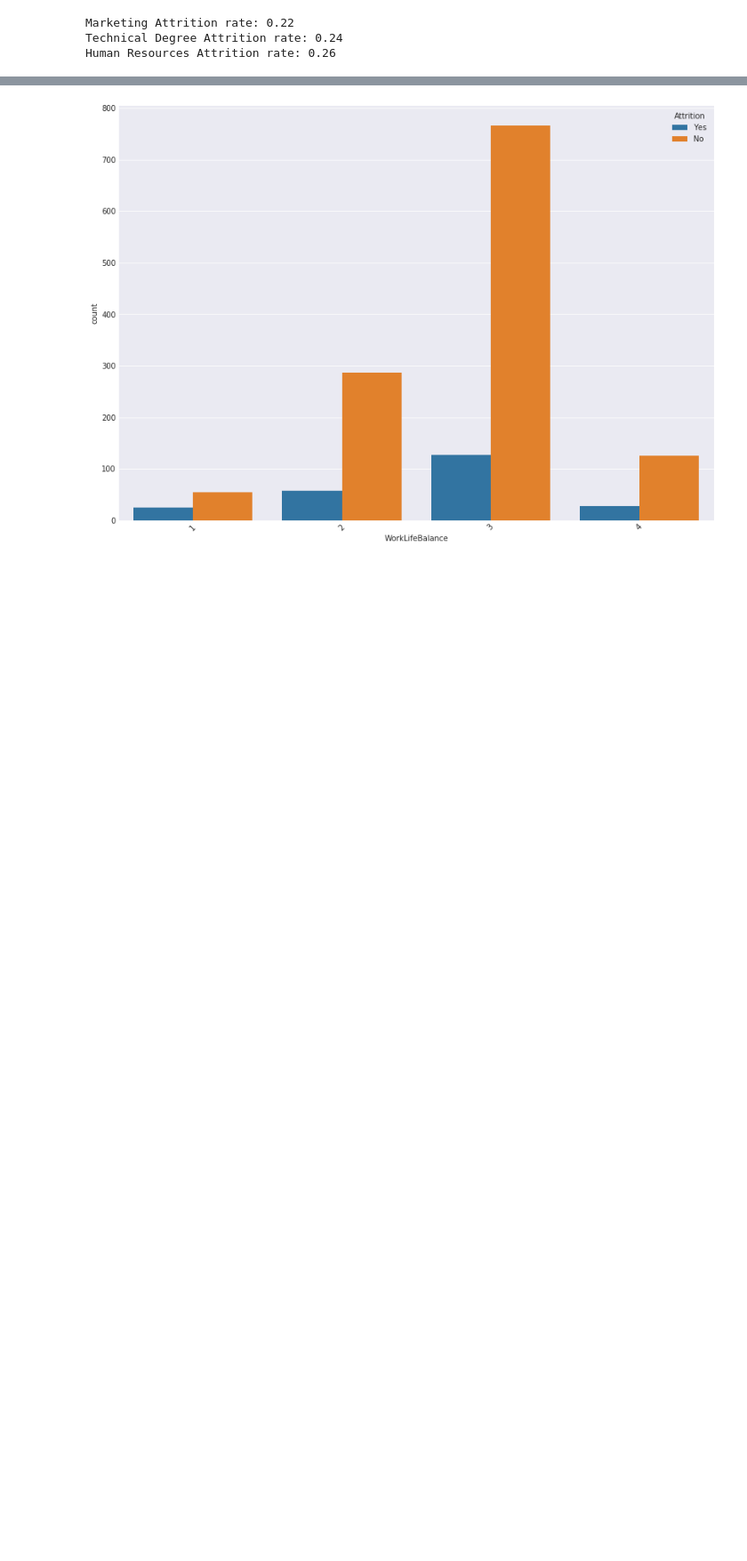
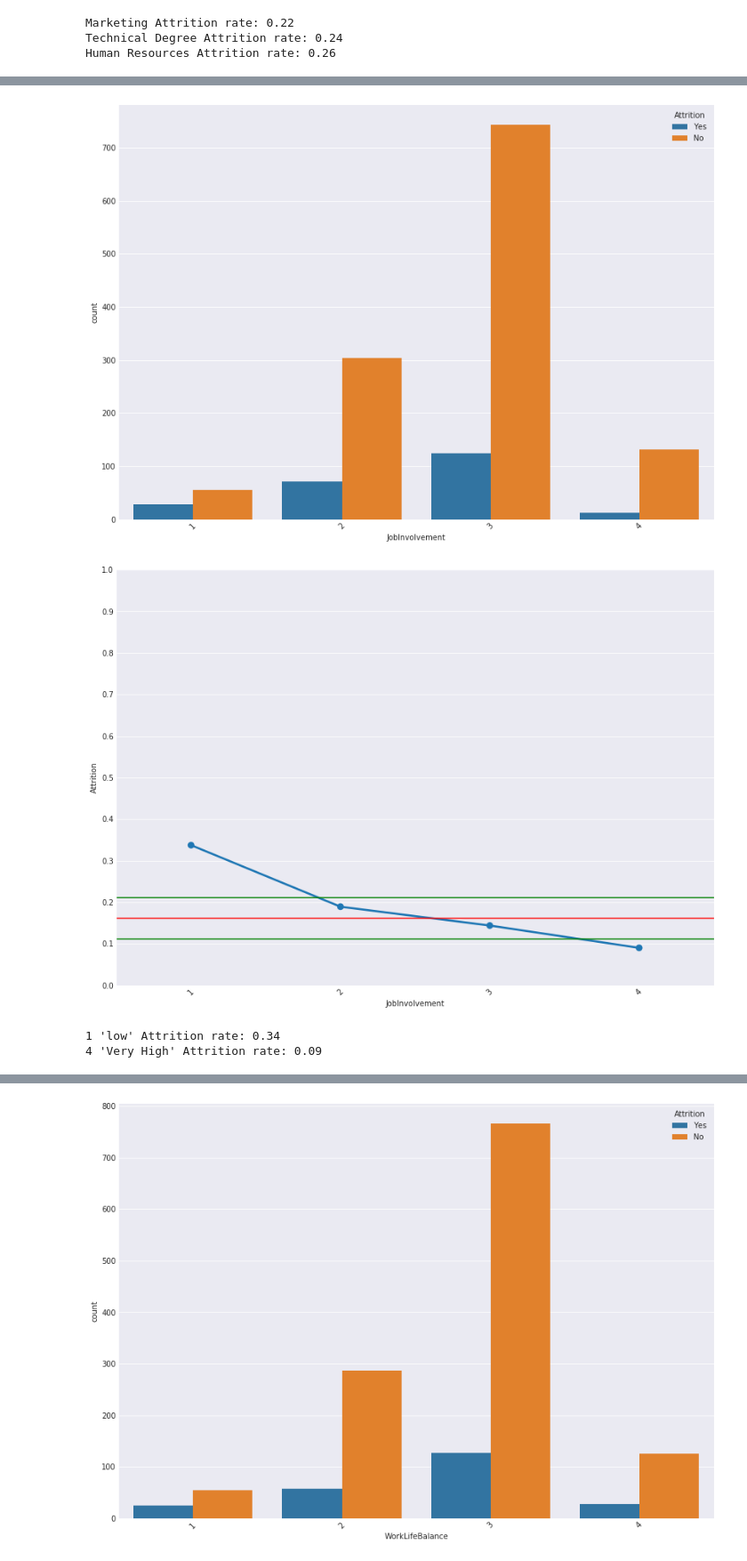
Before and after one commit to mcminnra/notebooks, a Jupyter notebook: data_analysis/ibm_hr_attrition.ipynb, the cells around one changed output, grey strips where cells are left out. Shown at 89% size. Drawn from its saved outputs; the diff is of its cells as text; code cells hidden in the pictures; blank space fills up the shorter version.

```diff
--- a/data_analysis/ibm_hr_attrition.ipynb
+++ b/data_analysis/ibm_hr_attrition.ipynb
@@ -272,0 +346,28 @@ Human Resources Attrition rate: 0.26
+# %%
+# Job Involvement vs. Attrition
+
+ji_attr_rate = data[data.Attrition == 'Yes'].groupby(['JobInvolvement'])['Attrition'].count() / data.groupby(['JobInvolvement'])['Attrition'].count()
+edu_attr_rate = edu_attr_rate.fillna(0)
+
+plt.figure(figsize=(14,10))
+g = sns.countplot(x='JobInvolvement', hue='Attrition', data=data)
+g.set_xticklabels(g.get_xticklabels(), rotation=45)
+plt.show()
+
+plt.figure(figsize=(14,10))
+g = sns.pointplot(x=ji_attr_rate.index, y=ji_attr_rate)
+g.set_xticklabels(g.get_xticklabels(), rotation=45)
+plt.axhline(y=mean_attrition_rate+normal_buffer, color='g')
+plt.axhline(y=mean_attrition_rate, color='r')
+plt.axhline(y=mean_attrition_rate-normal_buffer, color='g')
+plt.ylim(0,1)
+plt.yticks(np.arange(0, 1.1, 0.1))
+plt.show()
+
+print("1 'low' Attrition rate: {0:.2f}".format(ji_attr_rate[1]))
+print("4 'Very High' Attrition rate: {0:.2f}".format(ji_attr_rate[4]))
+# %% [output]
+[figure, added]
+[figure, added]
+1 'low' Attrition rate: 0.34
+4 'Very High' Attrition rate: 0.09
```
Also changed, not shown: parts of 21 cells of this notebook.
